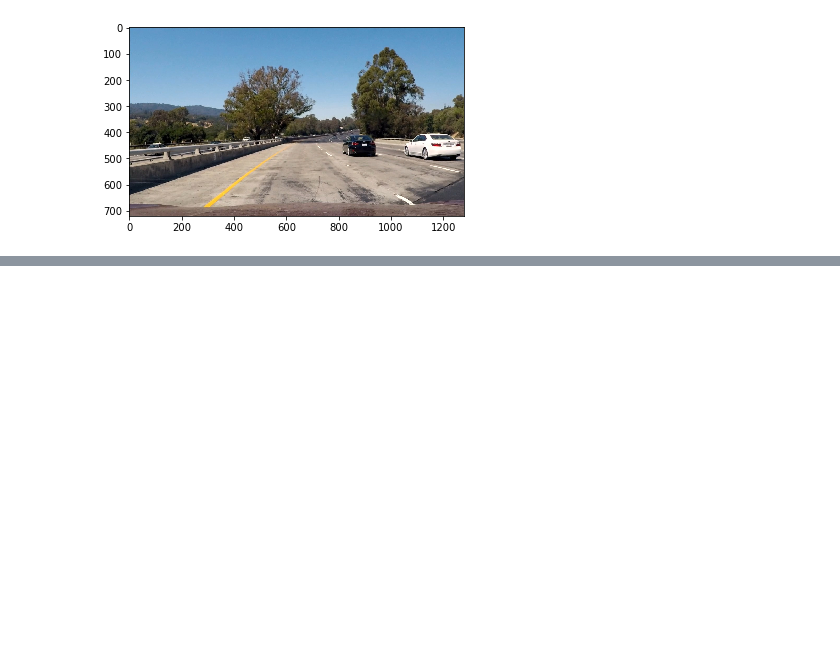
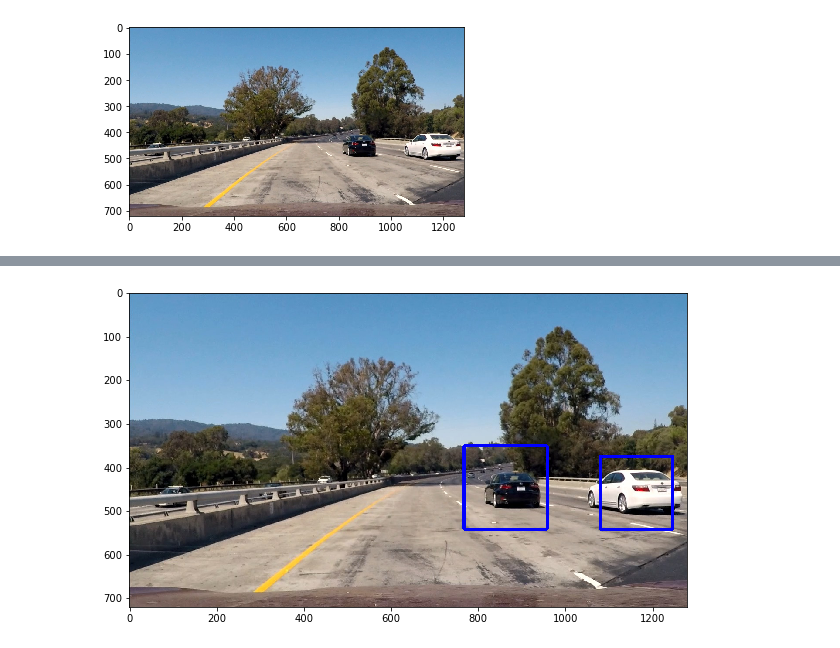
Before and after one commit to partmor/CarND-VehicleDetection-P5, a Jupyter notebook: p5_solution.ipynb, the cells around one changed output, grey strips where cells are left out. Saved outputs shown, nothing was run; the diff lists cells and outputs as text; code cells hidden in the pictures; blank space fills up the shorter version.

```diff
--- a/p5_solution.ipynb
+++ b/p5_solution.ipynb
@@ -280,3 +314,38 @@ plt.imshow(test_output);
+# %%
+detect_for_scale = lambda img, ystart, ystop, scale : find_cars(
+    img,
+    ystart=ystart, ystop=ystop,
+    scale=scale,
+    clf_pl=sc_clf,
+    use_hog=PARAMS['use_hog'], hog_cspace=PARAMS['hog_cspace'],
+    channels_for_hog=PARAMS['channels_for_hog'],
+    orient=PARAMS['hog_orientations'],
+    pix_per_cell=PARAMS['hog_pixels_per_cell'],
+    cell_per_block=PARAMS['hog_cells_per_block'],
+    use_spatial=PARAMS['use_spatial'], spatial_cspace=PARAMS['spatial_cspace'],
+    spatial_size=PARAMS['spatial_resize'],
+    use_hist=PARAMS['use_hist'], hist_cspace=PARAMS['hist_cspace'],
+    hist_bins=PARAMS['hist_nbins']
+)
+# %%
+def video_pipeline(img, detect_fun, thresh=2):
+    hot_windows = list()
+    hot_windows += detect_fun(img, ystart=400, ystop=600, scale=1.0)
+    hot_windows += detect_fun(img, ystart=350, ystop=650, scale=1.5)
+    hot_windows += detect_fun(img, ystart=350, ystop=650, scale=2.0)
+    hot_windows += detect_fun(img, ystart=350, ystop=650, scale=3.0)
+    heat = np.zeros_like(test_img[:,:,0]).astype(np.float)
+    heat = add_heat(heat, hot_windows)
+    heat = apply_threshold(heat, thresh)
+    heatmap = np.clip(heat, 0, 255)
+    labels = label(heat)
+    draw_img = draw_labeled_bboxes(img, labels)
+    return draw_img
+# %%
+plt.figure(figsize=(10,10))
+plt.imshow(video_pipeline(test_img, detect_for_scale, thresh=5));
+# %% [output]
+[figure, added]
 # %%
 print('Execution time: %0.1f s' % (time.time() - start))
 # %% [output]
```
Also changed, not shown: parts of 11 cells of this notebook, 1 other file.
